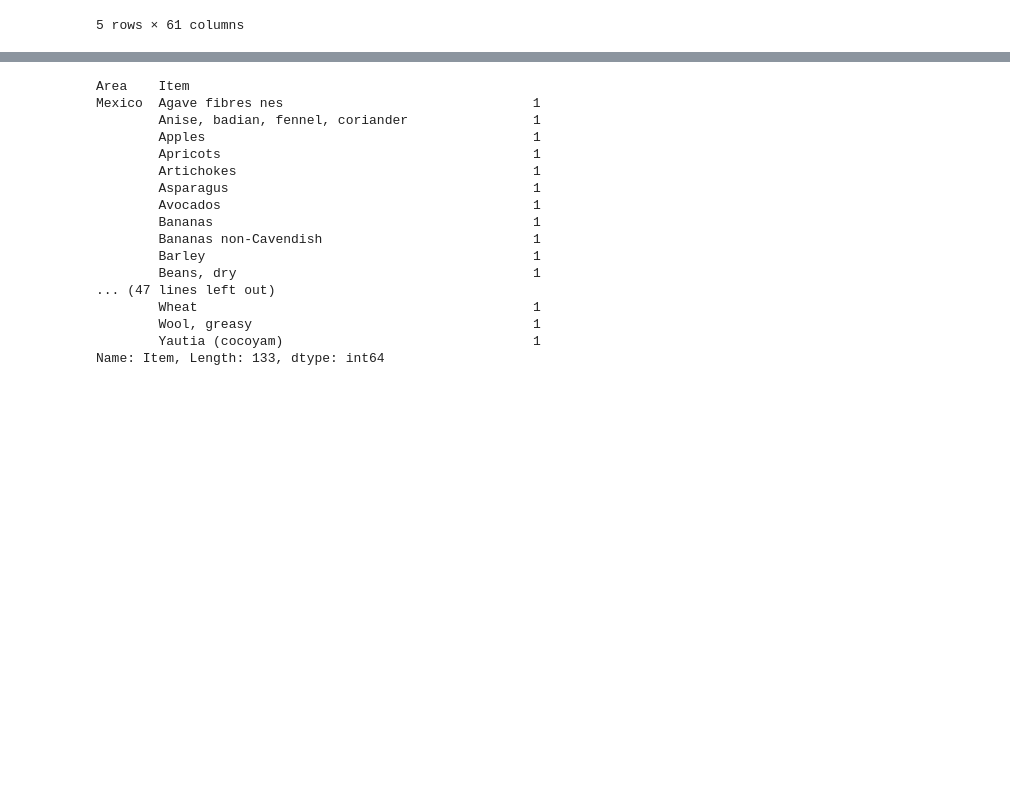
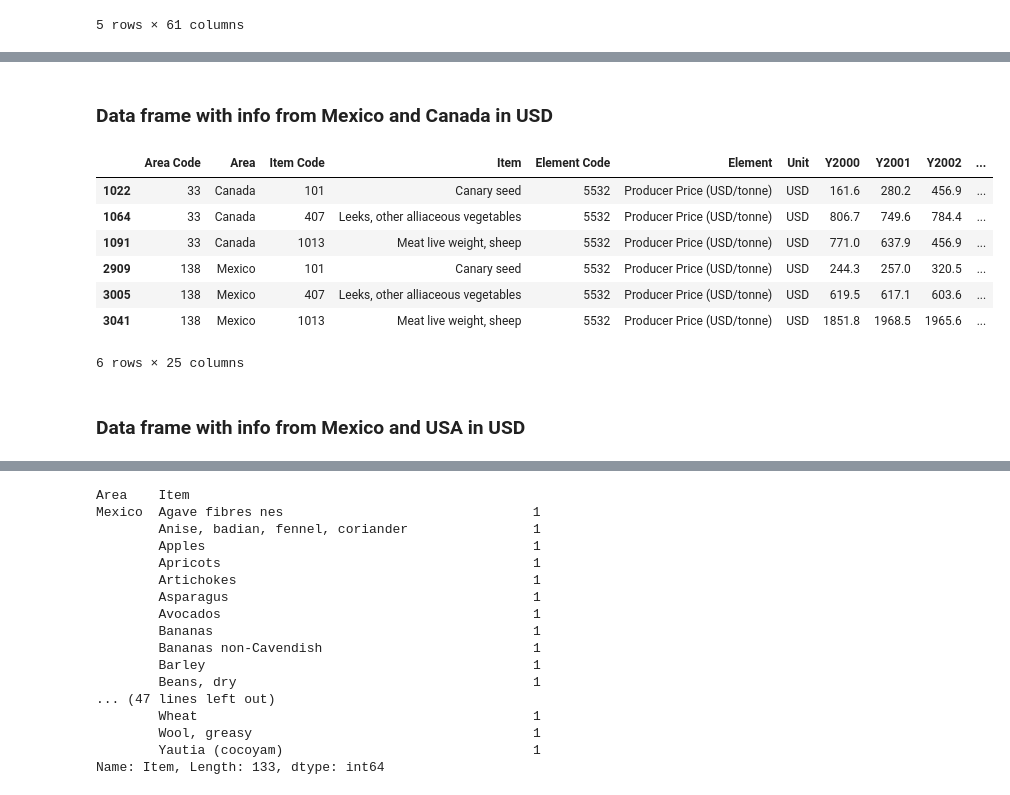
Before and after one commit to bkachava/foodprices, a Jupyter notebook: Notebook/data_food_prices.ipynb, the cells around one changed output, grey strips where cells are left out. Cells and saved outputs as stored; diff of their text form; code cells hidden in the pictures; blank space fills up the shorter version.

```diff
--- a/Notebook/data_food_prices.ipynb
+++ b/Notebook/data_food_prices.ipynb
@@ -138,0 +209,19 @@ missing_value_df
+# %% [markdown]
+### Data frame with info from Mexico and Canada in USD
+# %%
+# List of the products and countries that will be integrated to the csv
+keep_item = [101, 407, 1013]
+countries = [33, 138]
+mxcn_df = mxcnus_df[(mxcnus_df['Item Code'].isin(keep_item) & mxcnus_df['Area Code'].isin(countries))]
+# %%
+# View the results
+mxcn_df
+# %% [output]
+|  | Area Code | Area | Item Code | Item | Element Code | Element | Unit | Y2000 | Y2001 | Y2002 | ... |
+| 1022 | 33 | Canada | 101 | Canary seed | 5532 | Producer Price (USD/tonne) | USD | 161.6 | 280.2 | 456.9 | ... |
+| 1064 | 33 | Canada | 407 | Leeks, other alliaceous vegetables | 5532 | Producer Price (USD/tonne) | USD | 806.7 | 749.6 | 784.4 | ... |
+| 1091 | 33 | Canada | 1013 | Meat live weight, sheep | 5532 | Producer Price (USD/tonne) | USD | 771.0 | 637.9 | 456.9 | ... |
+| 2909 | 138 | Mexico | 101 | Canary seed | 5532 | Producer Price (USD/tonne) | USD | 244.3 | 257.0 | 320.5 | ... |
+| 3005 | 138 | Mexico | 407 | Leeks, other alliaceous vegetables | 5532 | Producer Price (USD/tonne) | USD | 619.5 | 617.1 | 603.6 | ... |
+| 3041 | 138 | Mexico | 1013 | Meat live weight, sheep | 5532 | Producer Price (USD/tonne) | USD | 1851.8 | 1968.5 | 1965.6 | ... |
+6 rows × 25 columns
@@ -138,0 +231,2 @@ missing_value_df
+# %% [markdown]
+### Data frame with info from Mexico and USA in USD
```
Also changed, not shown: parts of 36 cells of this notebook, 6 other files.
